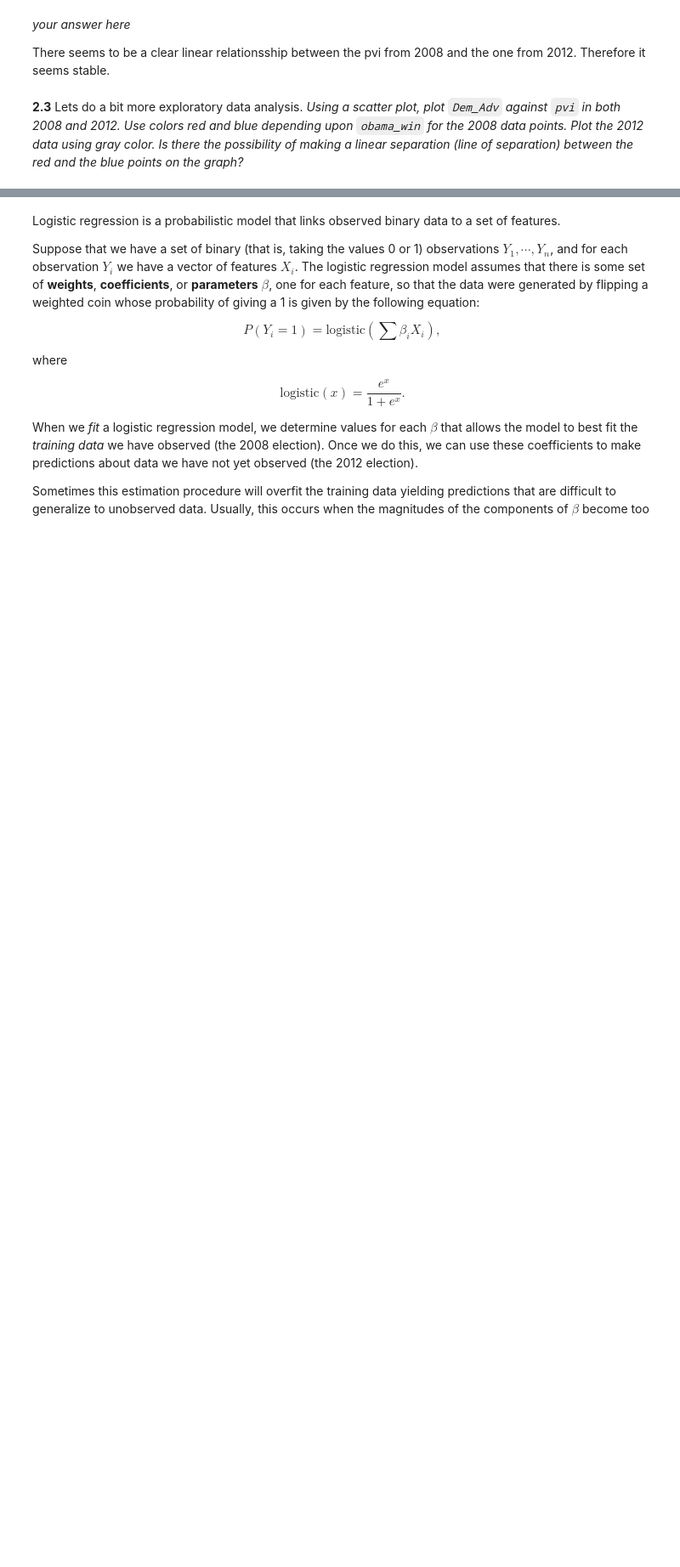
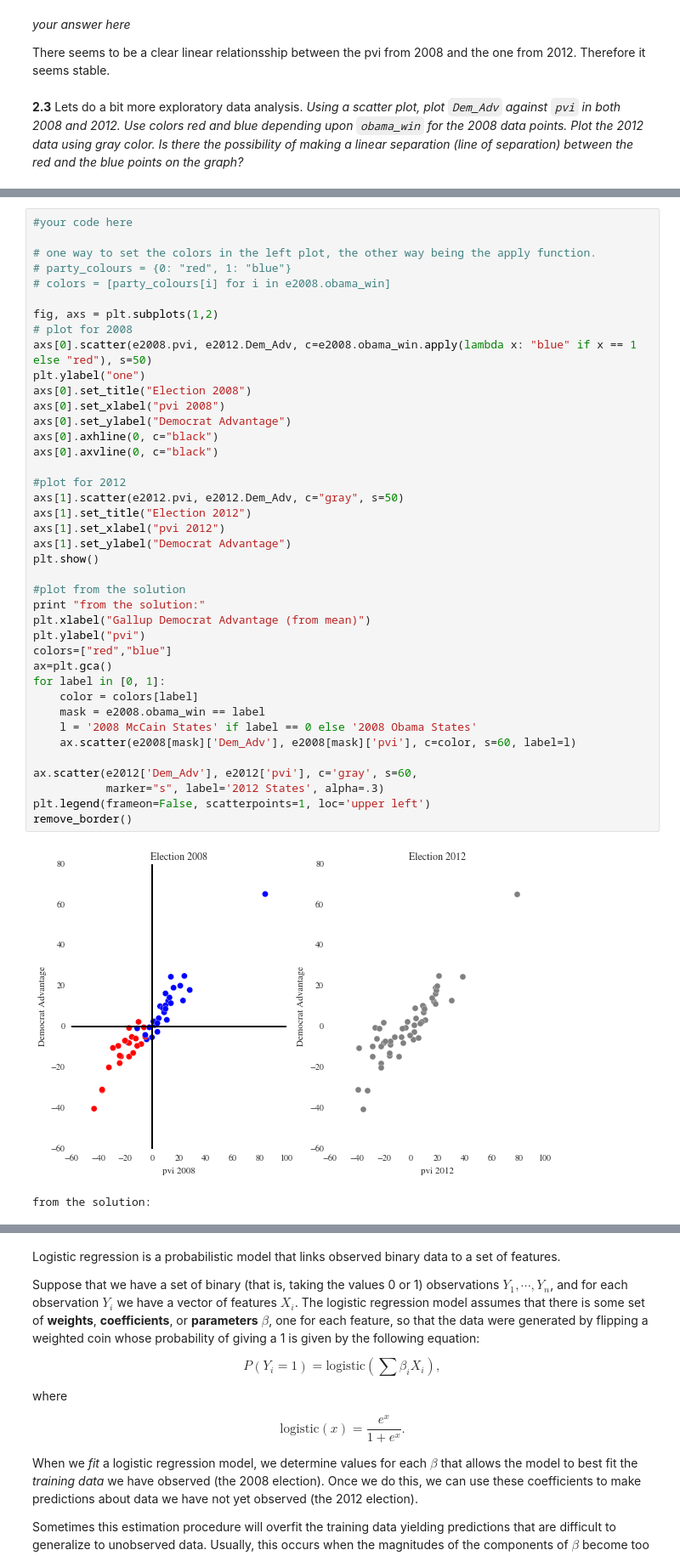
Before and after one commit to imantdaunhawer/content_2013, a Jupyter notebook: HW2.ipynb, the cells around one changed output, grey strips where cells are left out. Shown at 85% size. Saved outputs shown, nothing was run; the diff lists cells and outputs as text; blank space fills up the shorter version.

```diff
--- a/HW2.ipynb
+++ b/HW2.ipynb
@@ -947,0 +941,43 @@ axs[1].scatter(e2012.pvi, e2012.Dem_Adv, c="gray")
+# %%
+#your code here
+
+# one way to set the colors in the left plot, the other way being the apply function.
+# party_colours = {0: "red", 1: "blue"}
+# colors = [party_colours[i] for i in e2008.obama_win]
+
+fig, axs = plt.subplots(1,2)
+# plot for 2008
+axs[0].scatter(e2008.pvi, e2012.Dem_Adv, c=e2008.obama_win.apply(lambda x: "blue" if x == 1 else "red"), s=50)
+plt.ylabel("one")
+axs[0].set_title("Election 2008")
+axs[0].set_xlabel("pvi 2008")
+axs[0].set_ylabel("Democrat Advantage")
+axs[0].axhline(0, c="black")
+axs[0].axvline(0, c="black")
+
+#plot for 2012
+axs[1].scatter(e2012.pvi, e2012.Dem_Adv, c="gray", s=50)
+axs[1].set_title("Election 2012")
+axs[1].set_xlabel("pvi 2012")
+axs[1].set_ylabel("Democrat Advantage")
+plt.show()
+
+#plot from the solution
+print "from the solution:"
+plt.xlabel("Gallup Democrat Advantage (from mean)")
+plt.ylabel("pvi")
+colors=["red","blue"]
+ax=plt.gca()
+for label in [0, 1]:
+    color = colors[label]
+    mask = e2008.obama_win == label
+    l = '2008 McCain States' if label == 0 else '2008 Obama States'
+    ax.scatter(e2008[mask]['Dem_Adv'], e2008[mask]['pvi'], c=color, s=60, label=l)
+
+ax.scatter(e2012['Dem_Adv'], e2012['pvi'], c='gray', s=60,
+           marker="s", label='2012 States', alpha=.3)
+plt.legend(frameon=False, scatterpoints=1, loc='upper left')
+remove_border()
+# %% [output]
+[figure, added]
+from the solution:
```
Also changed, not shown: parts of 13 cells of this notebook.
